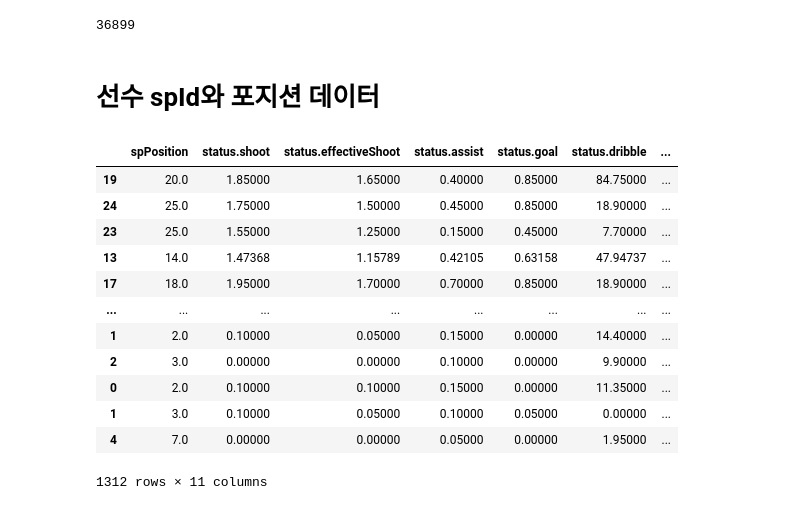
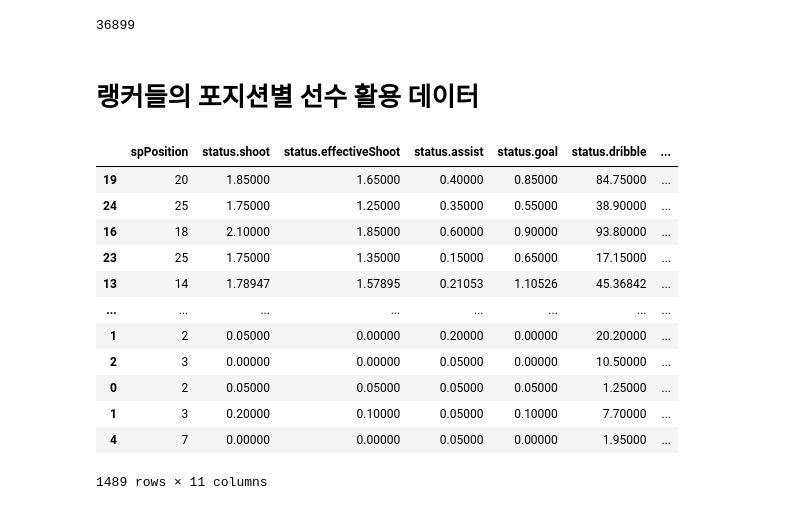
Before and after one commit to jikukjs/FiFa4_API_project, a Jupyter notebook: final_code.ipynb, the cells around one changed output. Cells and saved outputs as stored; diff of their text form; code cells hidden in the pictures.

```diff
--- a/final_code.ipynb
+++ b/final_code.ipynb
@@ -22,5 +24,6 @@ api_key = 'eyJhbGciOiJIUzI1NiIsInR5cCI6IkpXVCJ9.eyJYLUFwcC1SYXRlLUxpbWl0IjoiMjAw
 # %%
-striker_players = ['R. 레반도프스키', '디디에 드로그바', '로멜루 루카쿠', '엘링 홀란', '카림 벤제마','리오넬 메시', '킬리안 음바페', '손흥민', '호날두', '차범근','케빈 더브라위너', '루드 굴리트', '웨인 루니', '디에고 포를란', '토마스 뮐러','안토니오 뤼디거', '뱅자맹 파바르','에데르 밀리탕','라파엘 바란','홍명보','요주아 키미히','주앙 칸셀루','이반 페리시치','리스 제임스','아슈라프 하키미']
+players = ['R. 레반도프스키', '디디에 드로그바', '로멜루 루카쿠', '엘링 홀란', '카림 벤제마','리오넬 메시', '킬리안 음바페', '손흥민', '호날두', '차범근','케빈 더브라위너', '루드 굴리트', '웨인 루니', '디에고 포를란', '토마스 뮐러','안토니오 뤼디거', '뱅자맹 파바르','에데르 밀리탕','라파엘 바란','홍명보','요주아 키미히','주앙 칸셀루','이반 페리시치','리스 제임스','아슈라프 하키미']
+striker_players = ['R. 레반도프스키', '디디에 드로그바', '로멜루 루카쿠', '엘링 홀란', '카림 벤제마']
 wing_players = ['리오넬 메시', '킬리안 음바페', '손흥민', '호날두', '차범근']
 mid_players = ['케빈 더브라위너', '루드 굴리트', '웨인 루니', '디에고 포를란', '토마스 뮐러']
 cb_players = ['안토니오 뤼디거', '뱅자맹 파바르','에데르 밀리탕','라파엘 바란','홍명보']
@@ -39,7 +42,7 @@ len(player_names)
 # %% [output]
 36899
 # %% [markdown]
-# 선수 spId와 포지션 데이터
+# 랭커들의 포지션별 선수 활용 데이터
 # %%
 def all_players_spId_position(players):
     player_spId = pd.DataFrame()
@@ -73,21 +76,20 @@ def rankers_players_record(Id_Po):
         start = start+position_cnt
     return players_data
 # %%
-rankers_players_data = rankers_players_record(all_players_spId_position(striker_players))
+rankers_players_data = rankers_players_record(all_players_spId_position(players))
 recent_rankers_players_data = rankers_players_data.query("createDate.str.startswith('2023') and `status.matchCount` >= 15")
 recent_rankers_players_record =  pd.concat([recent_rankers_players_data.iloc[:,1], recent_rankers_players_data.iloc[:,3:13]], axis=1)
-recent_rankers_players_record
 # %% [output]
 |  | spPosition | status.shoot | status.effectiveShoot | status.assist | status.goal | status.dribble | ... |
-| 19 | 20.0 | 1.85000 | 1.65000 | 0.40000 | 0.85000 | 84.75000 | ... |
-| 24 | 25.0 | 1.75000 | 1.50000 | 0.45000 | 0.85000 | 18.90000 | ... |
-| 23 | 25.0 | 1.55000 | 1.25000 | 0.15000 | 0.45000 | 7.70000 | ... |
-| 13 | 14.0 | 1.47368 | 1.15789 | 0.42105 | 0.63158 | 47.94737 | ... |
-| 17 | 18.0 | 1.95000 | 1.70000 | 0.70000 | 0.85000 | 18.90000 | ... |
+| 19 | 20 | 1.85000 | 1.65000 | 0.40000 | 0.85000 | 84.75000 | ... |
+| 24 | 25 | 1.75000 | 1.25000 | 0.35000 | 0.55000 | 38.90000 | ... |
+| 16 | 18 | 2.10000 | 1.85000 | 0.60000 | 0.90000 | 93.80000 | ... |
+| 23 | 25 | 1.75000 | 1.35000 | 0.15000 | 0.65000 | 17.15000 | ... |
+| 13 | 14 | 1.78947 | 1.57895 | 0.21053 | 1.10526 | 45.36842 | ... |
 | ... | ... | ... | ... | ... | ... | ... | ... |
-| 1 | 2.0 | 0.10000 | 0.05000 | 0.15000 | 0.00000 | 14.40000 | ... |
-| 2 | 3.0 | 0.00000 | 0.00000 | 0.10000 | 0.00000 | 9.90000 | ... |
-| 0 | 2.0 | 0.10000 | 0.10000 | 0.15000 | 0.00000 | 11.35000 | ... |
-| 1 | 3.0 | 0.10000 | 0.05000 | 0.10000 | 0.05000 | 0.00000 | ... |
-| 4 | 7.0 | 0.00000 | 0.00000 | 0.05000 | 0.00000 | 1.95000 | ... |
+| 1 | 2 | 0.05000 | 0.00000 | 0.20000 | 0.00000 | 20.20000 | ... |
+| 2 | 3 | 0.00000 | 0.00000 | 0.05000 | 0.00000 | 10.50000 | ... |
+| 0 | 2 | 0.05000 | 0.05000 | 0.05000 | 0.05000 | 1.25000 | ... |
+| 1 | 3 | 0.20000 | 0.10000 | 0.05000 | 0.10000 | 7.70000 | ... |
+| 4 | 7 | 0.00000 | 0.00000 | 0.05000 | 0.00000 | 1.95000 | ... |
-1312 rows × 11 columns
+1489 rows × 11 columns
```
Also changed, not shown: parts of 12 cells of this notebook.
